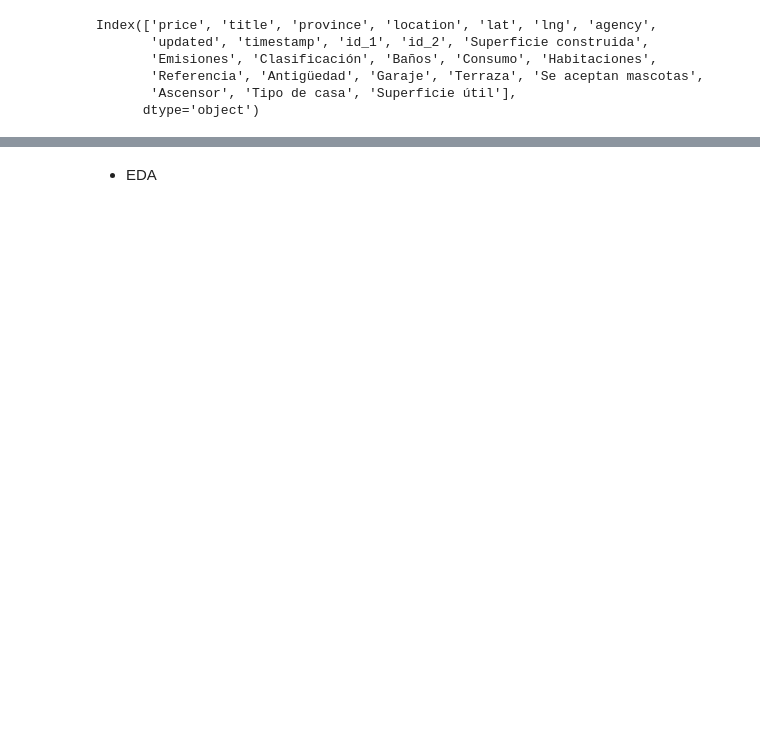
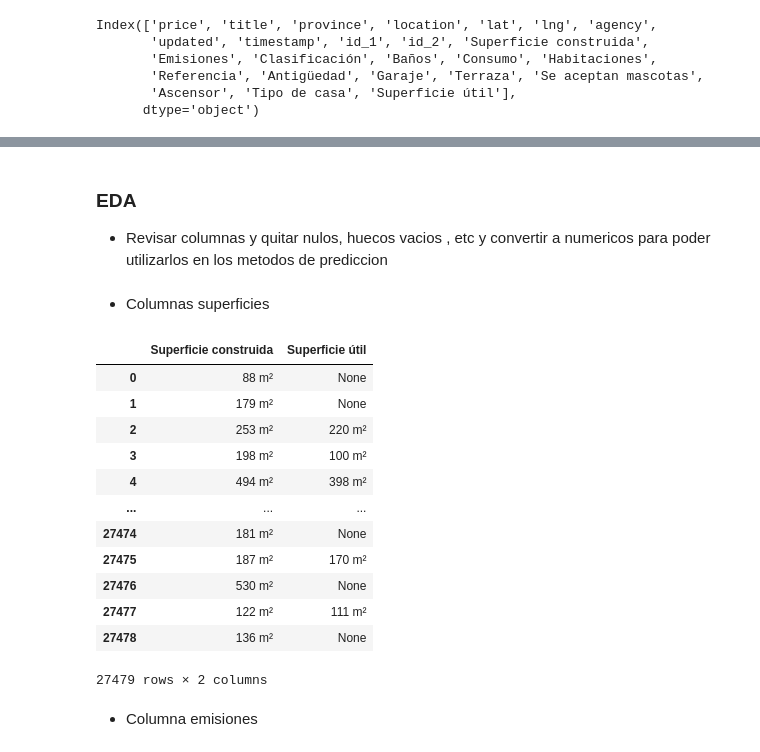
Before and after one commit to mplazap/Bootcamp_ejercicios, a Jupyter notebook: Tema 5 - Machine Learning/01.Notebooks Ejercicios/01.calculadora_precio_viviendas.ipynb, the cells around one changed output, grey strips where cells are left out. Drawn from its saved outputs; the diff is of its cells as text; code cells hidden in the pictures; blank space fills up the shorter version.

```diff
--- a/Tema 5 - Machine Learning/01.Notebooks Ejercicios/01.calculadora_precio_viviendas.ipynb
+++ b/Tema 5 - Machine Learning/01.Notebooks Ejercicios/01.calculadora_precio_viviendas.ipynb
@@ -103,0 +118,2 @@ df[['id_1', 'id_2', 'updated', 'timestamp', 'province', 'location', 'Referencia'
+# %%
+df.drop(['id_1', 'id_2', 'updated', 'timestamp', 'province', 'location', 'Referencia'], axis=1, inplace=True)
@@ -104,2 +140,23 @@ df[['id_1', 'id_2', 'updated', 'timestamp', 'province', 'location', 'Referencia'
 # %% [markdown]
-* EDA
+### EDA
+* Revisar columnas y quitar nulos, huecos vacios , etc y convertir a numericos para
+poder utilizarlos en los metodos de prediccion
+# %% [markdown]
+* Columnas superficies
+# %%
+# Vemos columnas Superficie
+df[['Superficie construida', 'Superficie útil']]
+# %% [output]
+|  | Superficie construida | Superficie útil |
+| 0 | 88 m² | None |
+| 1 | 179 m² | None |
+| 2 | 253 m² | 220 m² |
+| 3 | 198 m² | 100 m² |
+| 4 | 494 m² | 398 m² |
+| ... | ... | ... |
+| 27474 | 181 m² | None |
+| 27475 | 187 m² | 170 m² |
+| 27476 | 530 m² | None |
+| 27477 | 122 m² | 111 m² |
+| 27478 | 136 m² | None |
+27479 rows × 2 columns
@@ -105,0 +186,2 @@ df[['id_1', 'id_2', 'updated', 'timestamp', 'province', 'location', 'Referencia'
+# %% [markdown]
+* Columna emisiones
```
Also changed, not shown: parts of 11 cells of this notebook.
